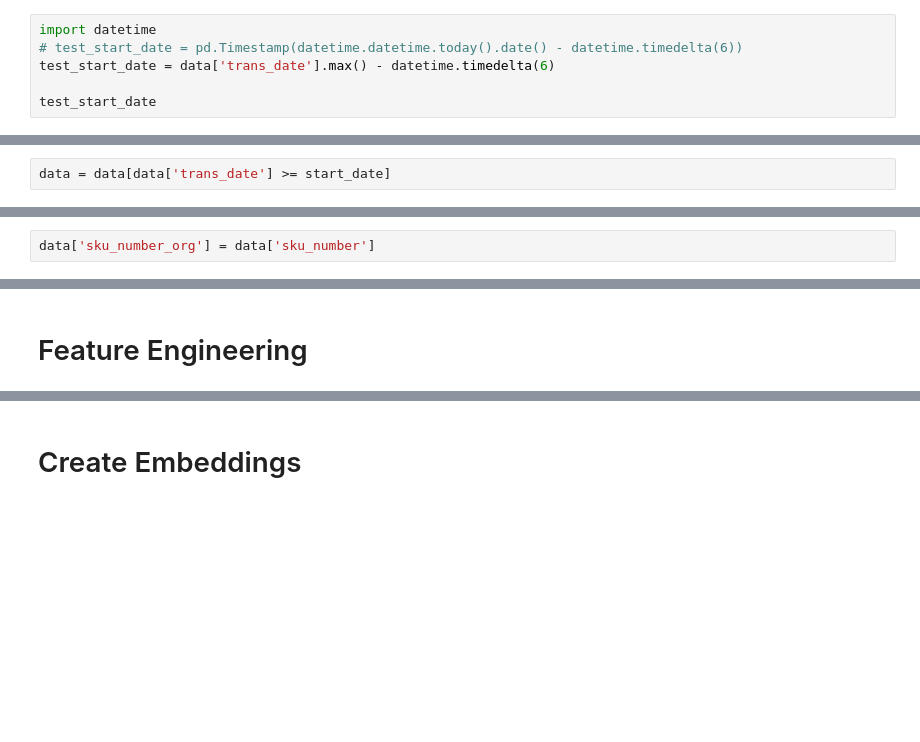
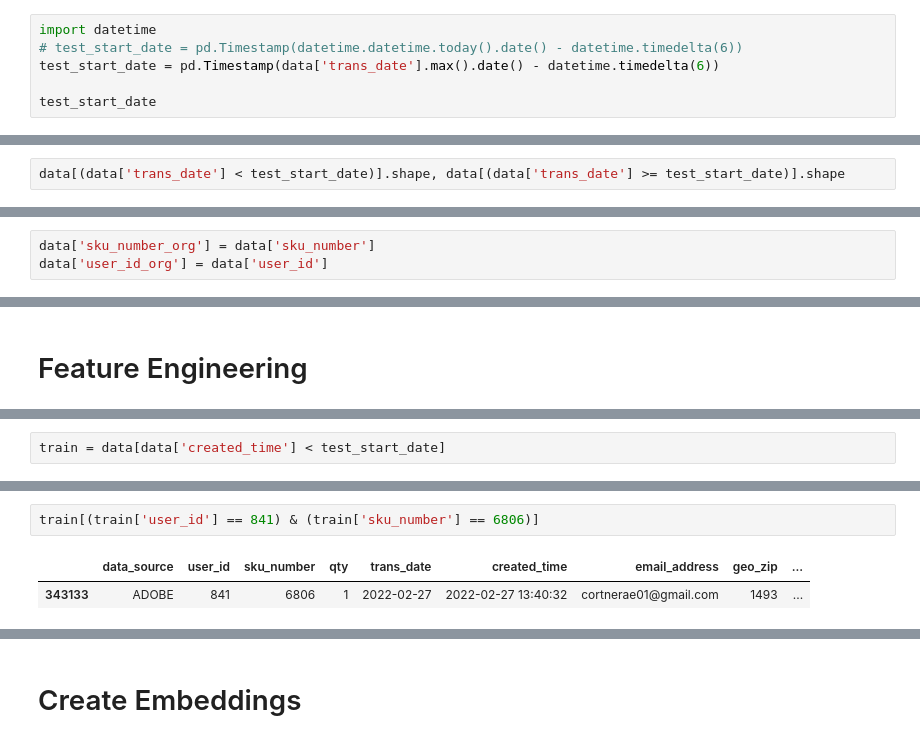
Before and after one commit to lingyu001/Recommendation, a Jupyter notebook: YoutubeDNN_application.ipynb, the cells around one changed output, grey strips where cells are left out. Drawn from its saved outputs; the diff is of its cells as text; blank space fills up the shorter version.

```diff
--- a/YoutubeDNN_application.ipynb
+++ b/YoutubeDNN_application.ipynb
@@ -106,7 +149,7 @@ data['trans_date'].max(),data['trans_date'].min(), data['trans_date'].max() - da
 # %%
 import datetime
 # test_start_date = pd.Timestamp(datetime.datetime.today().date() - datetime.timedelta(6))
-test_start_date = data['trans_date'].max() - datetime.timedelta(6)
+test_start_date = pd.Timestamp(data['trans_date'].max().date() - datetime.timedelta(6))
 
 test_start_date
 # %% [output]
@@ -119,2 +158,2 @@ Timestamp('2021-12-24 00:00:00')
 # %%
-data = data[data['trans_date'] >= start_date]
+data[(data['trans_date'] < test_start_date)].shape, data[(data['trans_date'] >= test_start_date)].shape
@@ -131,2 +168,3 @@ data = data[['data_source', 'user_id', 'sku_number', 'qty', 'trans_date',
 # %%
 data['sku_number_org'] = data['sku_number']
+data['user_id_org'] = data['user_id']
@@ -211,0 +277,2 @@ KeyboardInterrupt: ignored
+# %%
+train = data[data['created_time'] < test_start_date]
@@ -211,0 +286,5 @@ KeyboardInterrupt: ignored
+# %%
+train[(train['user_id'] == 841) & (train['sku_number'] == 6806)]
+# %% [output]
+|  | data_source | user_id | sku_number | qty | trans_date | created_time | email_address | geo_zip | ... |
+| 343133 | ADOBE | 841 | 6806 | 1 | 2022-02-27 | 2022-02-27 13:40:32 | cortnerae01@gmail.com | 1493 | ... |
```
Also changed, not shown: parts of 95 cells of this notebook.
